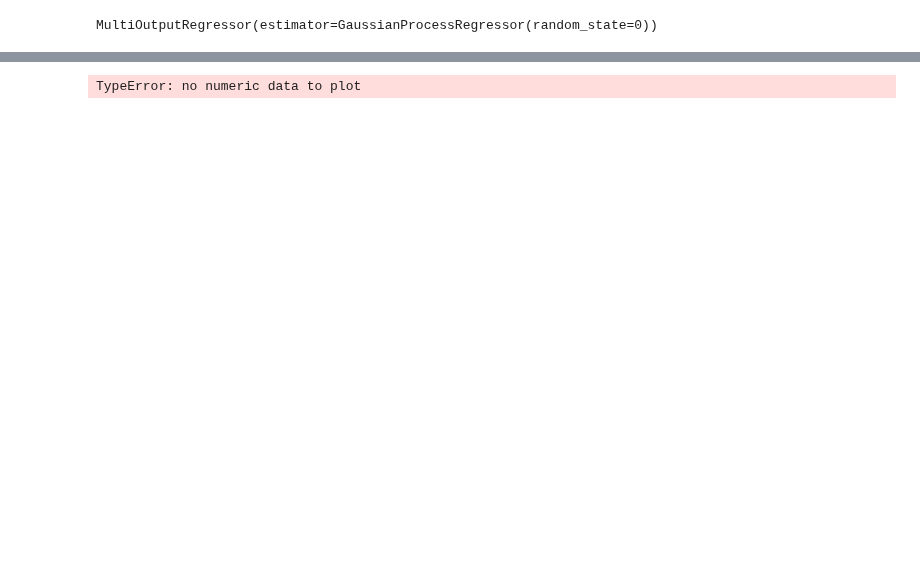
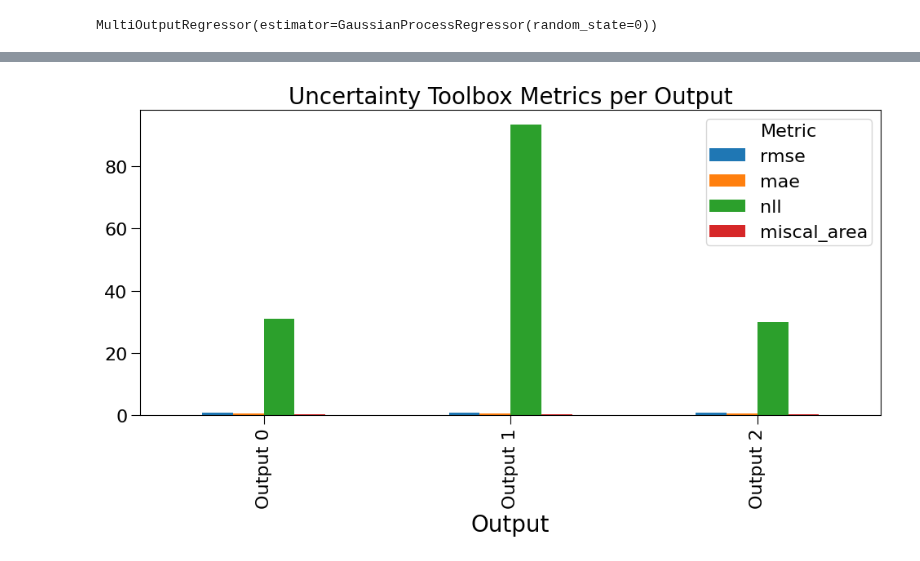
Before and after one commit to takotime808/multioutreg, a Jupyter notebook: examples/uq_metrics_demo.ipynb, the cells around one changed output, grey strips where cells are left out. Cells and saved outputs as stored; diff of their text form; code cells hidden in the pictures; blank space fills up the shorter version.

```diff
--- a/examples/uq_metrics_demo.ipynb
+++ b/examples/uq_metrics_demo.ipynb
@@ -166,15 +282,20 @@ Measuring adversarial group calibration by spanning group size between 0.0 and 1
 # %%
-import matplotlib.pyplot as plt
+# Usage
+flat_df = flatten_metrics_df(df_metrics)
 
-# Plot all metrics except 'output'
-metrics_to_plot = [c for c in df_metrics.columns if c != 'output']
+# Now you can plot:
+metrics_to_plot = [m for m in ['rmse', 'mae', 'nll', 'miscal_area'] if m in flat_df.columns]
 
-ax = df_metrics[metrics_to_plot].plot.bar(figsize=(10, 6))
-ax.set_xticklabels([f"Output {i}" for i in df_metrics['output']])
-plt.xlabel('Output')
-plt.title('Uncertainty Toolbox Metrics per Output')
-plt.legend(title="Metric")
-plt.tight_layout()
-plt.show()
+if not metrics_to_plot:
+    print("No matching metrics found in metrics_df. Available columns:", flat_df.columns)
+else:
+    ax = flat_df[metrics_to_plot].plot.bar(figsize=(10, 6))
+    ax.set_xticklabels([f"Output {i}" for i in flat_df['output']])
+    plt.xlabel('Output')
+    plt.title('Uncertainty Toolbox Metrics per Output')
+    plt.legend(title="Metric")
+    plt.tight_layout()
+    # plt.savefig("metrics.png") # Uncomment to save
+    plt.show()
 # %% [output]
-TypeError: no numeric data to plot
+[figure, added]
```
Also changed, not shown: parts of 9 cells of this notebook, 5 other files.
